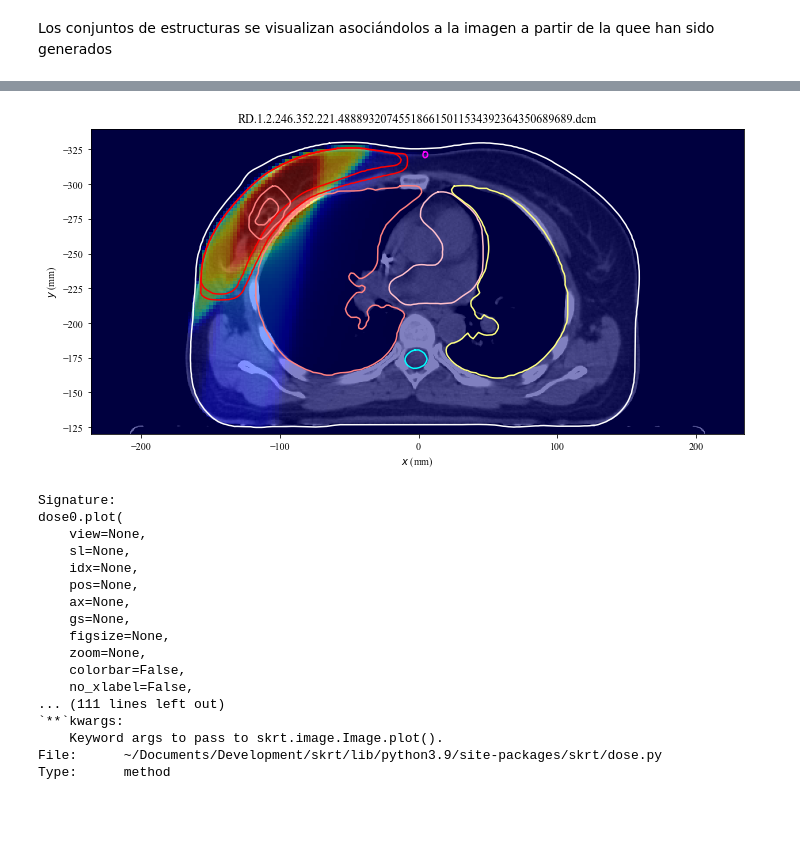
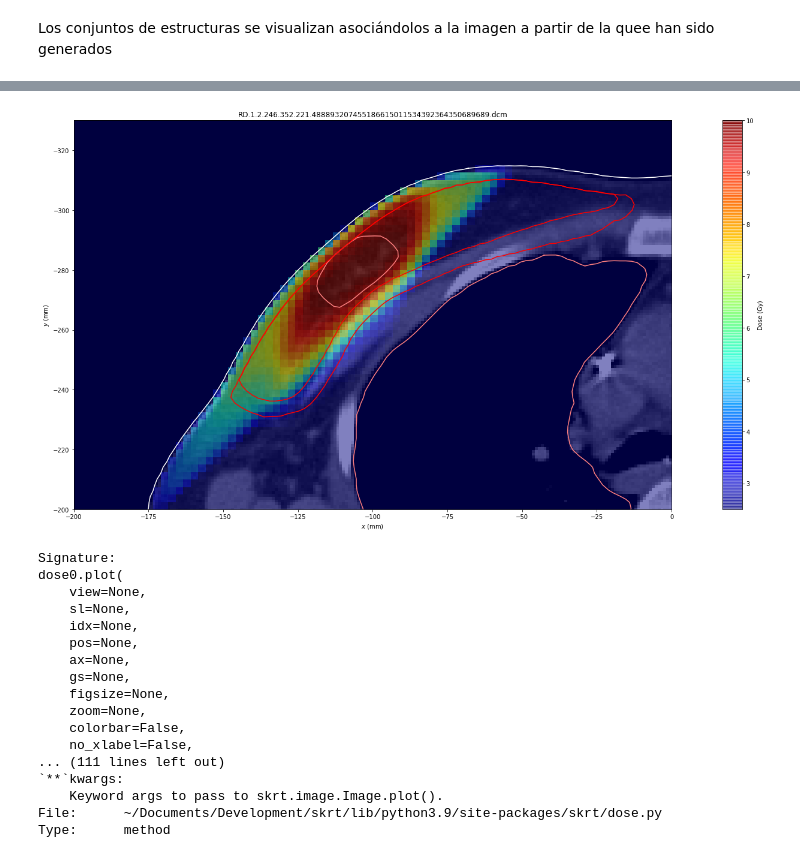
Before and after one commit to csarux/rtviewer, a Jupyter notebook: notebooks/scikit-rt-tests.ipynb, the cells around one changed output, grey strips where cells are left out. Saved outputs shown, nothing was run; the diff lists cells and outputs as text; code cells hidden in the pictures; blank space fills up the shorter version.

```diff
--- a/notebooks/scikit-rt-tests.ipynb
+++ b/notebooks/scikit-rt-tests.ipynb
@@ -83,10 +127,11 @@ stdy.ct_doses[0].plot()
-# %%
-fig, ax = plt.subplots(figsize=(10,10))
-ss1.plot(ax=ax,show=False)
-stdy.ct_doses[3].plot(ax=ax)
-plt.show()
-# %% [output]
-[figure, removed]
+# %%
+pos=150
+fig, ax = plt.subplots(figsize=(20,10))
+ss0.plot(ax=ax, show=False, pos=pos)
+stdy.ct_doses[2].plot(pos=pos, colorbar=1, ax=ax, intensity=[2.5,10], zoom=1, xlim=[-200,0], ylim=[-200, -330])
+plt.show()
+# %% [output]
+[figure, added]
 # %%
 dose0.plot?
 # %% [output]
```
Also changed, not shown: parts of 9 cells of this notebook.
